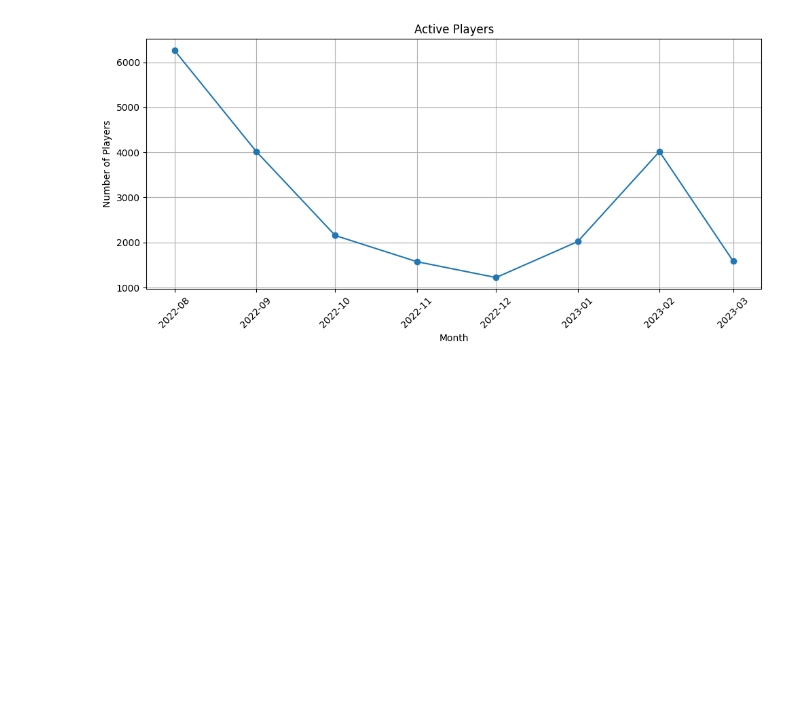
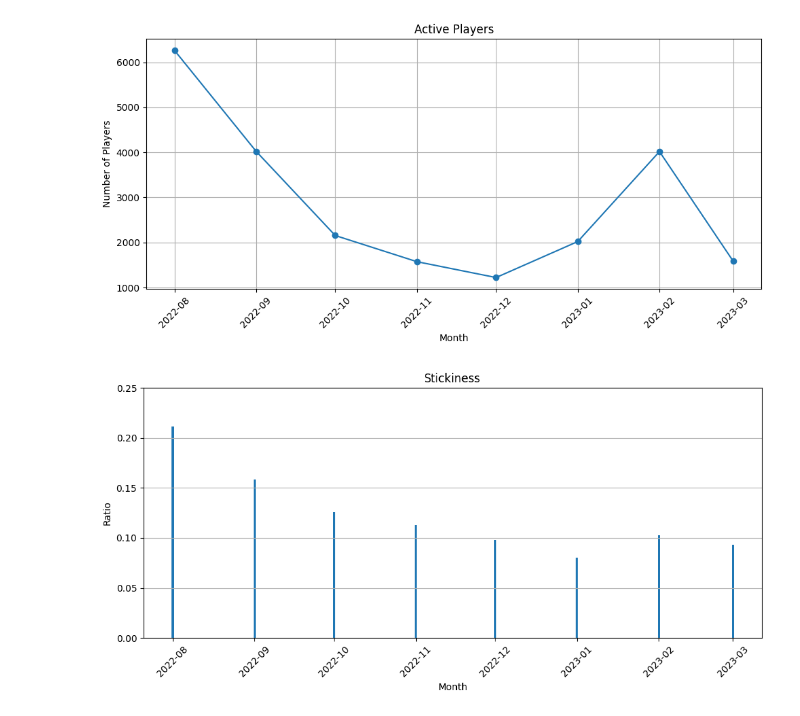
Before and after one commit to itcOnlineGaming/GA_25_P1_Part3_Adrian_Sokolowski, a Jupyter notebook: part3/Notebook.ipynb, the cells around one changed output. Drawn from its saved outputs; the diff is of its cells as text; code cells hidden in the pictures; blank space fills up the shorter version.

Commit message:
5 Stickiness calculation and reflection

```diff
--- a/part3/Notebook.ipynb
+++ b/part3/Notebook.ipynb
@@ -70,3 +78,32 @@ plt.show()
 # %% [output]
 [figure]
 [figure]
+# %%
+# Stickiness Calculation
+
+# add month to daily players for calc
+dailyPlayers['Month'] = pd.to_datetime(dailyPlayers['Date']).dt.to_period('M').dt.to_timestamp()
+# get average dau every month
+averageDAUPerMonth = dailyPlayers.groupby('Month')['ActivePlayers'].mean().reset_index()
+averageDAUPerMonth.columns = ['Month', 'AverageDAU']
+
+stickinessCalcData = pd.merge(averageDAUPerMonth, monthlyPlayers, on='Month')
+stickinessCalcData['Stickiness'] = stickinessCalcData['AverageDAU'] / stickinessCalcData['ActivePlayers']
+
+plt.figure(figsize=(10, 5))
+plt.bar(stickinessCalcData['Month'], stickinessCalcData['Stickiness'])
+plt.title('Stickiness')
+plt.xlabel('Month')
+plt.ylabel('Ratio')
+plt.ylim(0, 0.25)
+plt.grid(axis='y')
+plt.xticks(rotation=45)
+plt.tight_layout()
+plt.show()
+
+# Stickiness tells us the average amount of players that keep coming back to the game over a certain period of time
+# On the release of a game the games Stickiness tends to be the highest, which we can see here in the first month of the bar chart
+# After the first month the game had a drop in game Stickiness each month.
+# The Game stopped this trend in Febuary of 2023 for a single month. Maybe there was a large Update or DLC released ?
+# %% [output]
+[figure, added]
```
Also changed, not shown: parts of 3 cells of this notebook.
